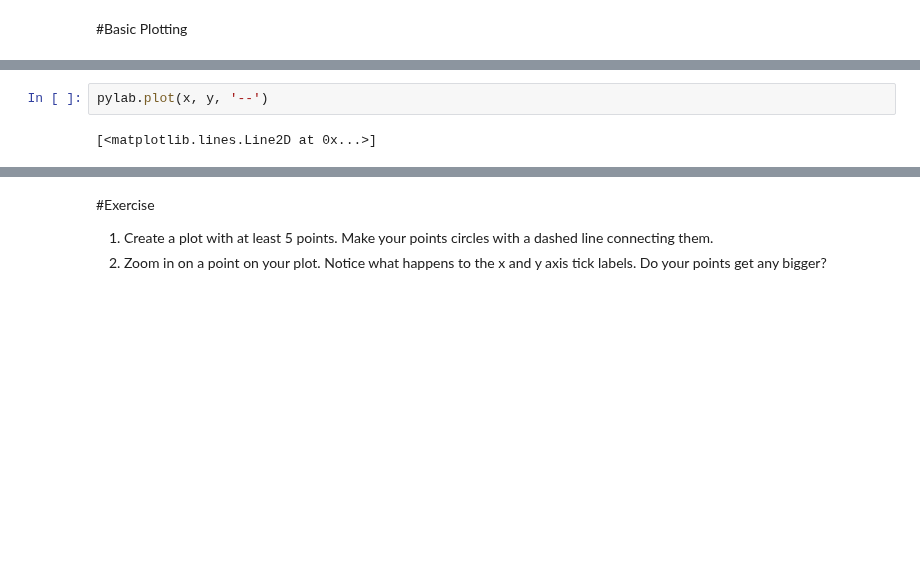
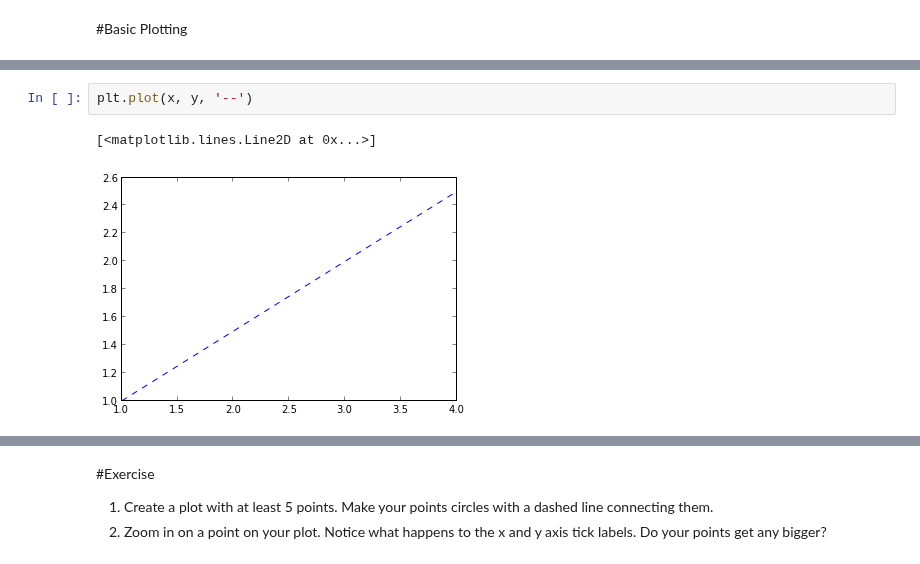
Before and after one commit to swcarpentry/DEPRECATED-boot-camps, a Jupyter notebook: 2-PythonIntro/PresenterNotes.ipynb, the cells around one changed output, grey strips where cells are left out. Saved outputs shown, nothing was run; the diff lists cells and outputs as text; blank space fills up the shorter version.

```diff
--- a/2-PythonIntro/PresenterNotes.ipynb
+++ b/2-PythonIntro/PresenterNotes.ipynb
@@ -283,5 +289,6 @@ pylab.plot(x, y, 'o')
 # %%
-pylab.plot(x, y, '--')
+plt.plot(x, y, '--')
 # %% [output]
 [<matplotlib.lines.Line2D at 0x...>]
+[figure, added]
 # %%
```
Also changed, not shown: parts of 8 cells of this notebook, 1 other file.
